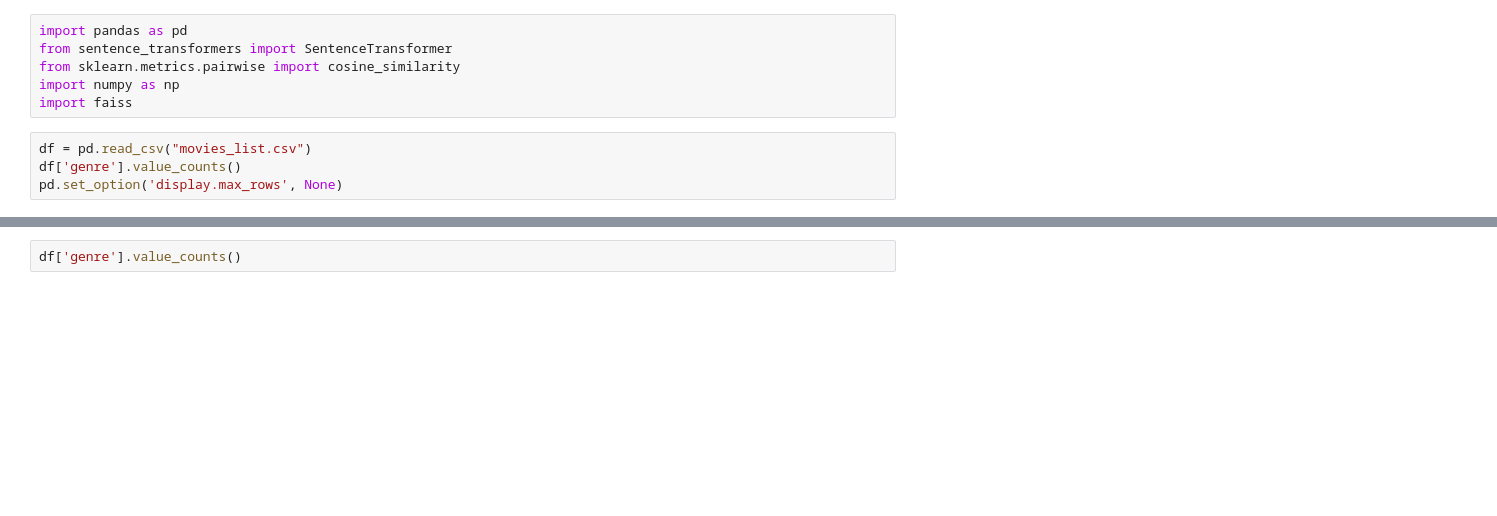
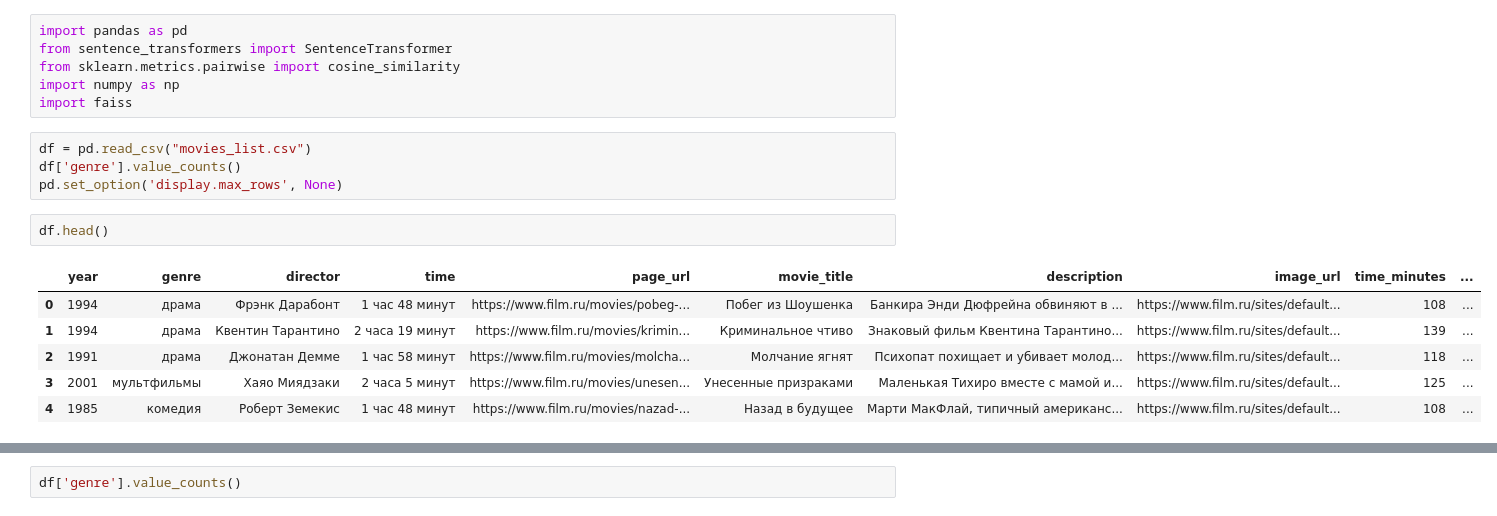
Before and after one commit to polina-kol/rec_film, a Jupyter notebook: model.ipynb, the cells around one changed output, grey strips where cells are left out. Saved outputs shown, nothing was run; the diff lists cells and outputs as text; blank space fills up the shorter version.

```diff
--- a/model.ipynb
+++ b/model.ipynb
@@ -8,3 +8,12 @@ import faiss
 df = pd.read_csv("movies_list.csv")
 df['genre'].value_counts()
 pd.set_option('display.max_rows', None)
+# %%
+df.head()
+# %% [output]
+|  | year | genre | director | time | page_url | movie_title | description | image_url | time_minutes | ... |
+| 0 | 1994 | драма | Фрэнк Дарабонт | 1 час 48 минут | https://www.film.ru/movies/pobeg-... | Побег из Шоушенка | Банкира Энди Дюфрейна обвиняют в ... | https://www.film.ru/sites/default... | 108 | ... |
+| 1 | 1994 | драма | Квентин Тарантино | 2 часа 19 минут | https://www.film.ru/movies/krimin... | Криминальное чтиво | Знаковый фильм Квентина Тарантино... | https://www.film.ru/sites/default... | 139 | ... |
+| 2 | 1991 | драма | Джонатан Демме | 1 час 58 минут | https://www.film.ru/movies/molcha... | Молчание ягнят | Психопат похищает и убивает молод... | https://www.film.ru/sites/default... | 118 | ... |
+| 3 | 2001 | мультфильмы | Хаяо Миядзаки | 2 часа 5 минут | https://www.film.ru/movies/unesen... | Унесенные призраками | Маленькая Тихиро вместе с мамой и... | https://www.film.ru/sites/default... | 125 | ... |
+| 4 | 1985 | комедия | Роберт Земекис | 1 час 48 минут | https://www.film.ru/movies/nazad-... | Назад в будущее | Марти МакФлай, типичный американс... | https://www.film.ru/sites/default... | 108 | ... |
```
Also changed, not shown: parts of 2 cells of this notebook, 4 other files.
